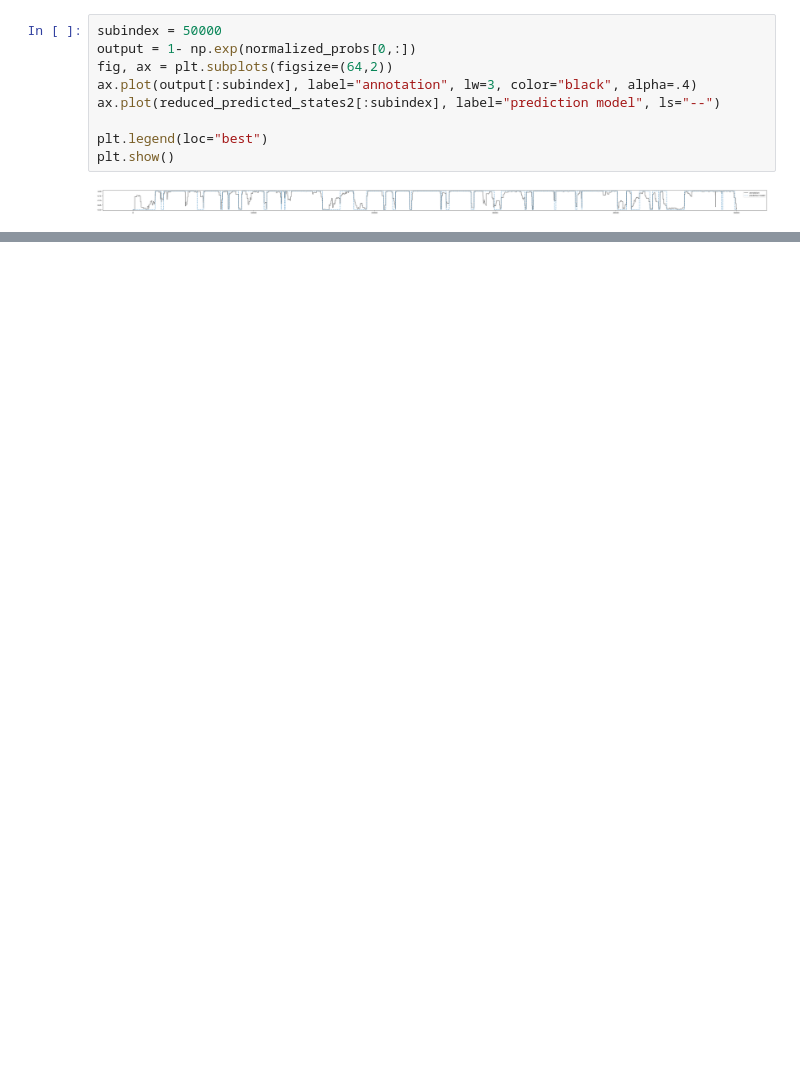
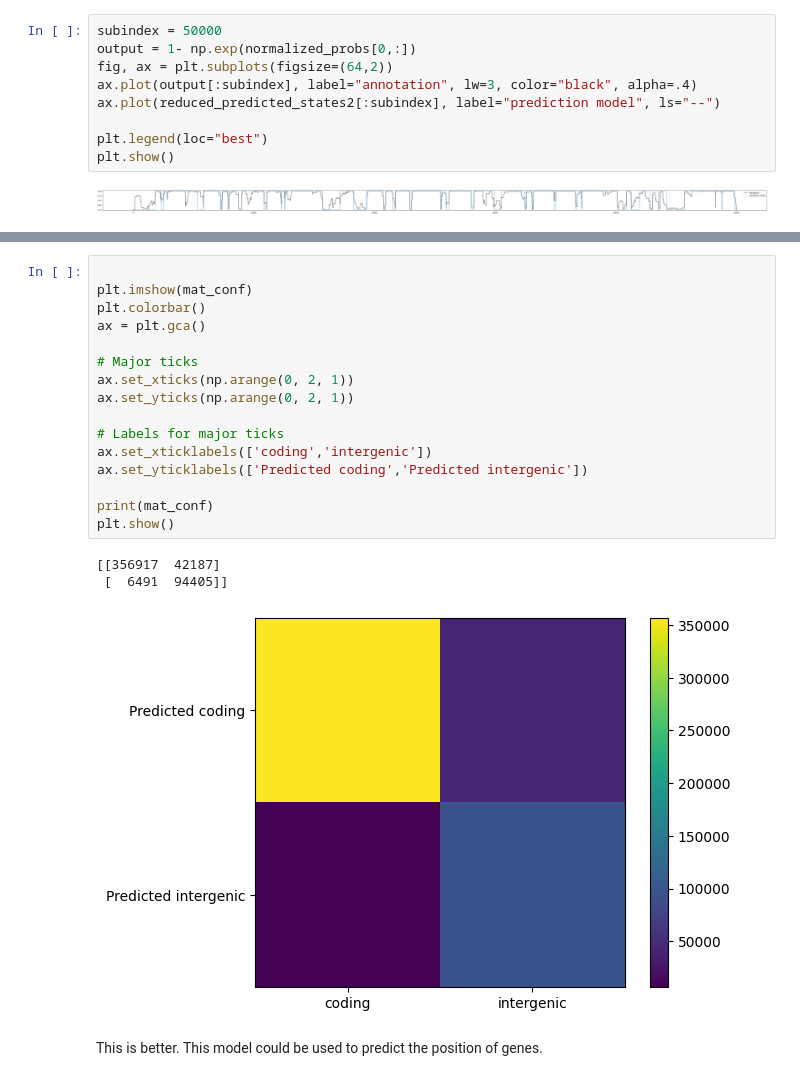
Before and after one commit to Jynns/AppliedPML_GroupA, a Jupyter notebook: assignement-geneprediction/HMM_Gene_prediction.ipynb, the cells around one changed output, grey strips where cells are left out. Cells and saved outputs as stored; diff of their text form; blank space fills up the shorter version.

```diff
--- a/assignement-geneprediction/HMM_Gene_prediction.ipynb
+++ b/assignement-geneprediction/HMM_Gene_prediction.ipynb
@@ -854,0 +868,22 @@ NameError: name 'normalized_probs' is not defined
+# %%
+
+plt.imshow(mat_conf)
+plt.colorbar()
+ax = plt.gca()
+
+# Major ticks
+ax.set_xticks(np.arange(0, 2, 1))
+ax.set_yticks(np.arange(0, 2, 1))
+
+# Labels for major ticks
+ax.set_xticklabels(['coding','intergenic'])
+ax.set_yticklabels(['Predicted coding','Predicted intergenic'])
+
+print(mat_conf)
+plt.show()
+# %% [output]
+[[356917  42187]
+ [  6491  94405]]
+[figure, added]
+# %% [markdown]
+This is better. This model could be used to predict the position of genes.
```
Also changed, not shown: parts of 18 cells of this notebook, 1 other file.
